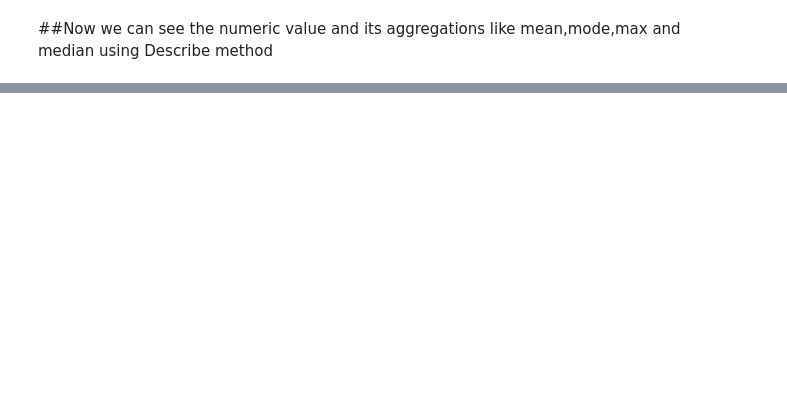
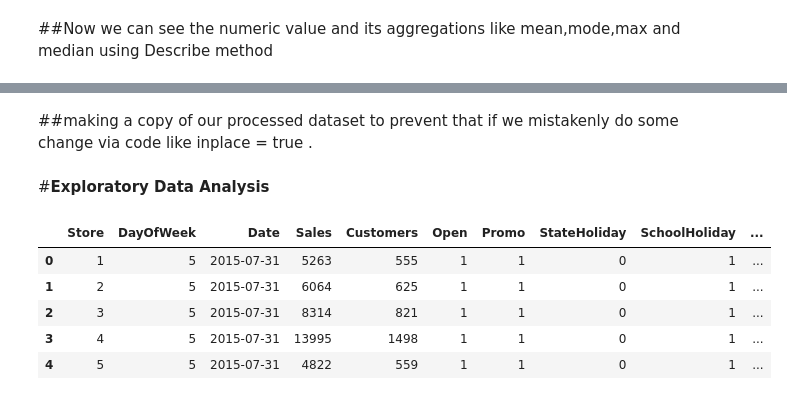
Before and after one commit to Lovejeet-Singh-31/Retail-Sales-Prediction, a Jupyter notebook: Rossmann_Sales_Prediction_Capstone_Project.ipynb, the cells around one changed output, grey strips where cells are left out. Saved outputs shown, nothing was run; the diff lists cells and outputs as text; code cells hidden in the pictures; blank space fills up the shorter version.

```diff
--- a/Rossmann_Sales_Prediction_Capstone_Project.ipynb
+++ b/Rossmann_Sales_Prediction_Capstone_Project.ipynb
@@ -165,0 +365,9 @@ store_df.describe()
+# %%
+# code for changing StateHoliday dtype from object to int.
+merge_rossman_store_df['StoreType'] = np.where((merge_rossman_store_df['StoreType'] == 'a'),0,merge_rossman_store_df['StoreType'])
+merge_rossman_store_df['StoreType'] = np.where((merge_rossman_store_df['StoreType'] == 'b'),1,merge_rossman_store_df['StoreType'])
+merge_rossman_store_df['StoreType'] = np.where((merge_rossman_store_df['StoreType'] == 'c'),2,merge_rossman_store_df['StoreType'])
+merge_rossman_store_df['StoreType'] = np.where((merge_rossman_store_df['StoreType'] == 'd'),3,merge_rossman_store_df['StoreType'])
+# %%
+#converting the dtype as int
+merge_rossman_store_df['StoreType'] = merge_rossman_store_df['StoreType'].astype(int, copy=False)
@@ -165,0 +376,6 @@ store_df.describe()
+# %%
+merge_rossman_store_df['CompetitionOpenSinceYear'] = merge_rossman_store_df['CompetitionOpenSinceYear'].astype(int)
+merge_rossman_store_df['Promo2SinceYear'] = merge_rossman_store_df['Promo2SinceYear'].astype(int)
+merge_rossman_store_df['CompetitionOpenSinceMonth'] = merge_rossman_store_df['CompetitionOpenSinceMonth'].astype(int)
+merge_rossman_store_df['CompetitionDistance'] = merge_rossman_store_df['CompetitionDistance'].astype(int)
+merge_rossman_store_df['Promo2SinceWeek'] = merge_rossman_store_df['Promo2SinceWeek'].astype(int)
@@ -165,0 +404,15 @@ store_df.describe()
+# %% [markdown]
+##making a copy of our processed dataset to prevent that if we mistakenly do some change via code like inplace = true .
+# %%
+final_df = merge_rossman_store_df.copy()
+# %% [markdown]
+#**Exploratory Data Analysis**
+# %%
+final_df.head()
+# %% [output]
+|  | Store | DayOfWeek | Date | Sales | Customers | Open | Promo | StateHoliday | SchoolHoliday | ... |
+| 0 | 1 | 5 | 2015-07-31 | 5263 | 555 | 1 | 1 | 0 | 1 | ... |
+| 1 | 2 | 5 | 2015-07-31 | 6064 | 625 | 1 | 1 | 0 | 1 | ... |
+| 2 | 3 | 5 | 2015-07-31 | 8314 | 821 | 1 | 1 | 0 | 1 | ... |
+| 3 | 4 | 5 | 2015-07-31 | 13995 | 1498 | 1 | 1 | 0 | 1 | ... |
+| 4 | 5 | 5 | 2015-07-31 | 4822 | 559 | 1 | 1 | 0 | 1 | ... |
```
Also changed, not shown: parts of 40 cells of this notebook.
